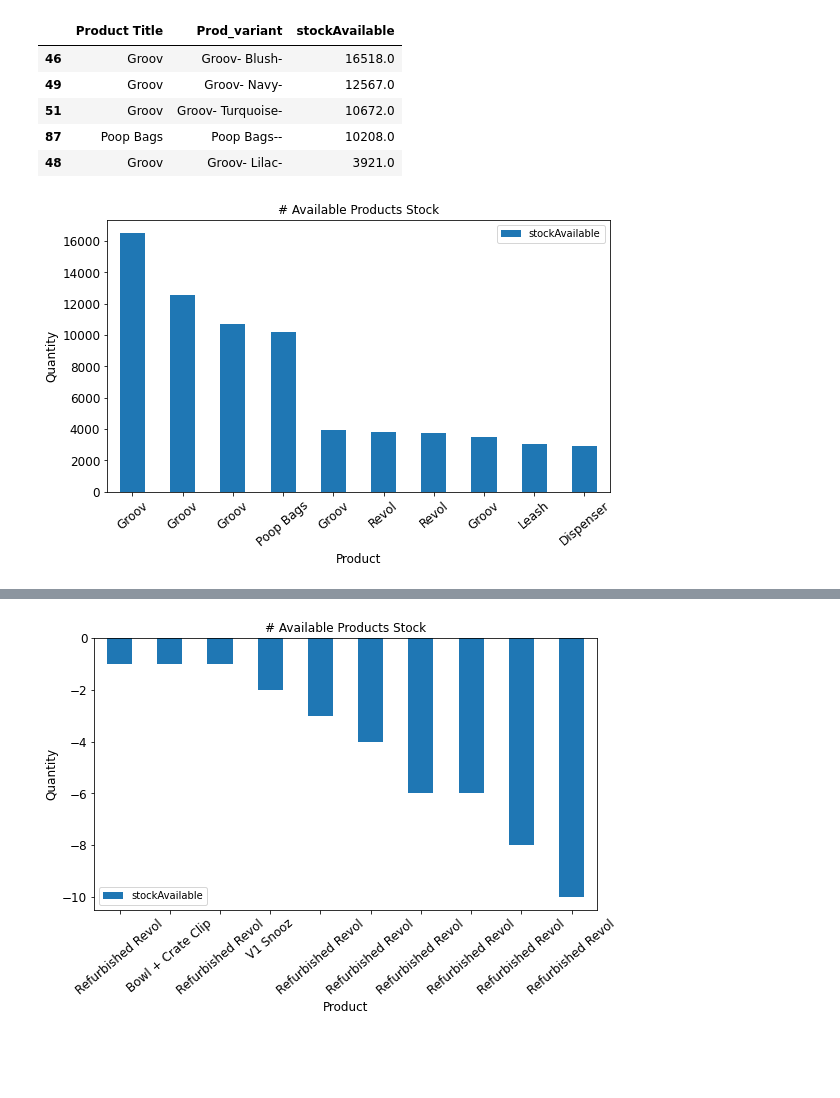
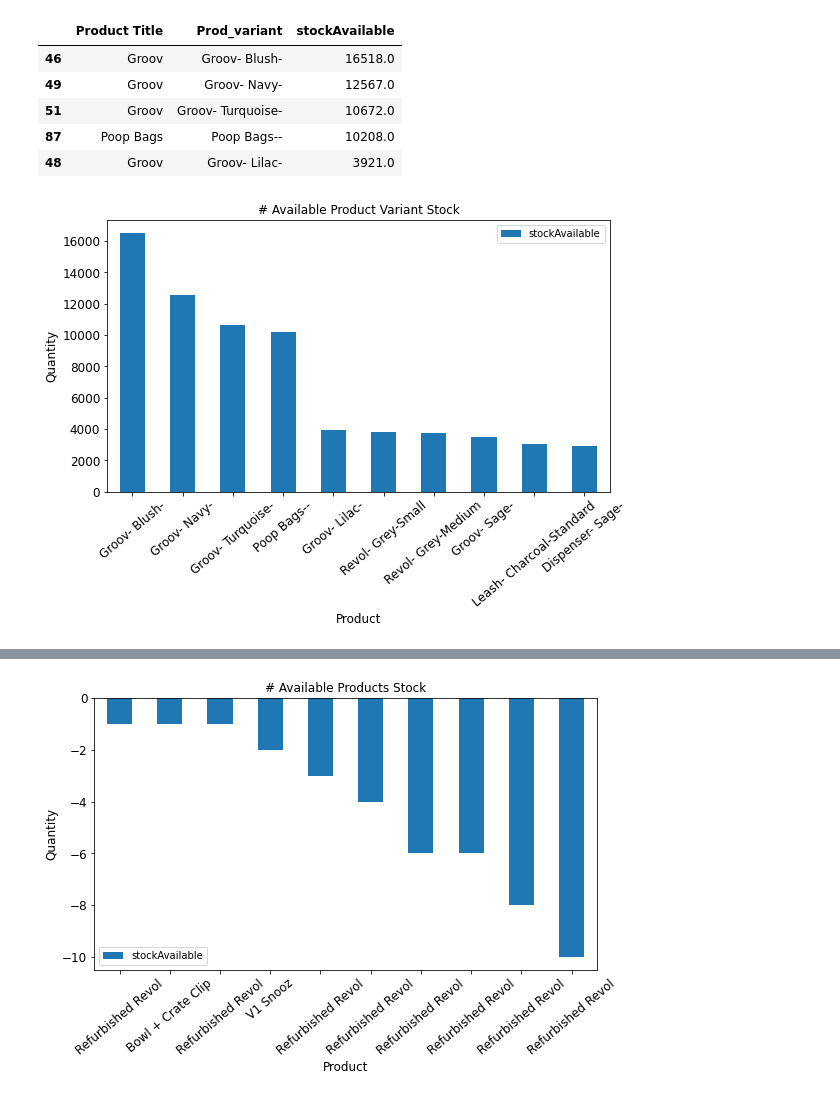
Before and after one commit to revatikharate/Diggs-Business-Intelligence, a Jupyter notebook: Inventory.ipynb, the cells around one changed output, grey strips where cells are left out. Cells and saved outputs as stored; diff of their text form; code cells hidden in the pictures; blank space fills up the shorter version.

```diff
--- a/Inventory.ipynb
+++ b/Inventory.ipynb
@@ -185,13 +196,13 @@ summarized_df.head(5)
 | 87 | Poop Bags | Poop Bags-- | 10208.0 |
 | 48 | Groov | Groov- Lilac- | 3921.0 |
 # %%
-import matplotlib.pyplot as plt
+#import matplotlib.pyplot as plt
 
-fig1 = summarized_df.head(10).plot(kind = 'bar', x= 'Product Title' , y ='stockAvailable', title ="# Available Products Stock", figsize=(9, 5), legend=True, fontsize=12)
+fig2 = summarized_var_df.head(10).plot(kind = 'bar', x= 'Prod_variant' , y ='stockAvailable', title ="# Available Product Variant Stock", figsize=(9, 5), legend=True, fontsize=12)
 
-fig1.set_xlabel("Product", fontsize=12)
-fig1.set_ylabel("Quantity", fontsize=12)
+fig2.set_xlabel("Product", fontsize=12)
+fig2.set_ylabel("Quantity", fontsize=12)
 plt.xticks(rotation=40)
 plt.show()
 # %% [output]
-[figure, old version]
+[figure, new version]
```
Also changed, not shown: parts of 7 cells of this notebook.
